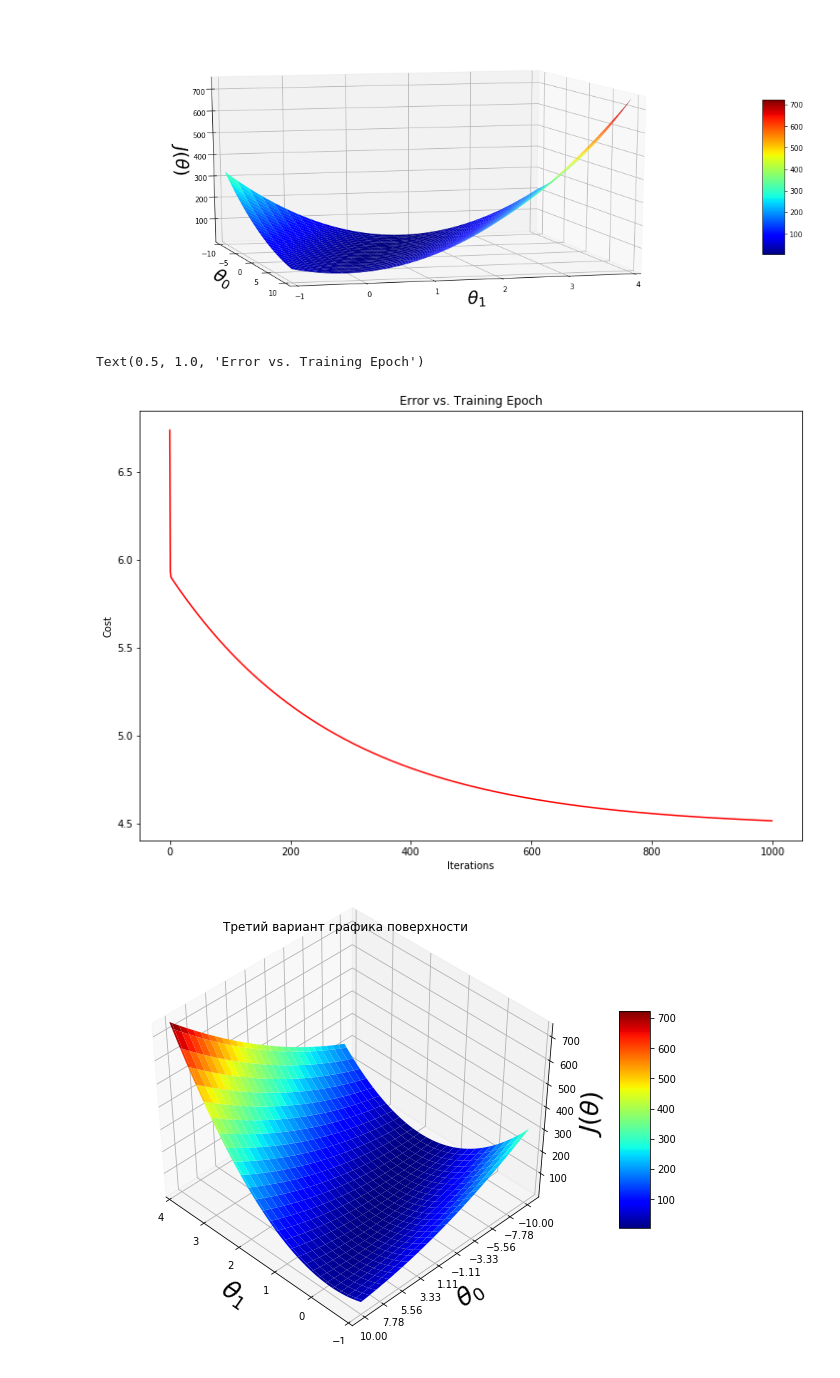
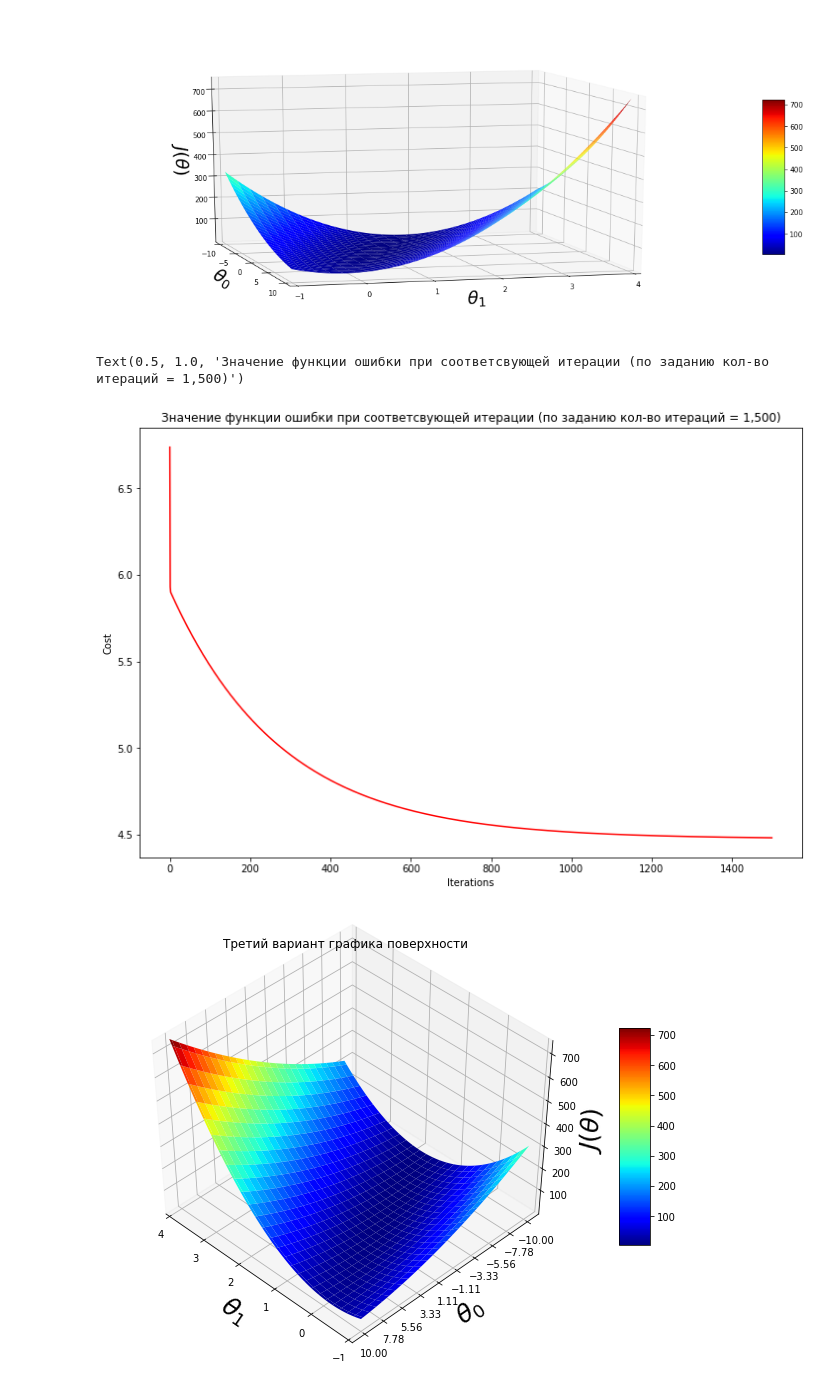
Before and after one commit to TimofeyPro/ML-course-in-Python, a Jupyter notebook: Exercise1: Linear Regression/ex1-v02.ipynb, the cells around one changed output. Cells and saved outputs as stored; diff of their text form; code cells hidden in the pictures.

```diff
--- a/Exercise1: Linear Regression/ex1-v02.ipynb
+++ b/Exercise1: Linear Regression/ex1-v02.ipynb
@@ -150,8 +154,8 @@ $\theta_j:=\theta_j-\alpha\frac{1}{m} \sum_{i=1}^m(h_\theta(x^{(i)})-y^{(i)})x_j
 # %%
 # в задании предложен шаг Градиентного спуска = 0.01; количество циклов = 1000
-# alpha = 0.01
-alpha = .01
-iters = 1000
+
+alpha = 0.01
+iters = 1500
 # %%
 # функция Градиентного спуска
 def gradientDescent(X, y, theta, alpha, iters):
@@ -319,12 +323,12 @@ fig2.colorbar(surf, shrink=0.5, aspect=7)
 # %%
 fig, ax = plt.subplots(figsize=(12,8))
 ax.plot(np.arange(iters), cost, 'r')
 ax.set_xlabel('Iterations')
 ax.set_ylabel('Cost')
-ax.set_title('Error vs. Training Epoch')
+ax.set_title('Значение функции ошибки при соответсвующей итерации (по заданию кол-во итераций = 1,500)')
 # %% [output]
-Text(0.5, 1.0, 'Error vs. Training Epoch')
+Text(0.5, 1.0, 'Значение функции ошибки при соответсвующей итерации (по заданию кол-во итераций = 1,500)')
-[figure, old version]
+[figure, new version]
 # %%
 #Import necessary matplotlib tools for 3d plots
 from mpl_toolkits.mplot3d import axes3d, Axes3D
```
Also changed, not shown: parts of 10 cells of this notebook.
